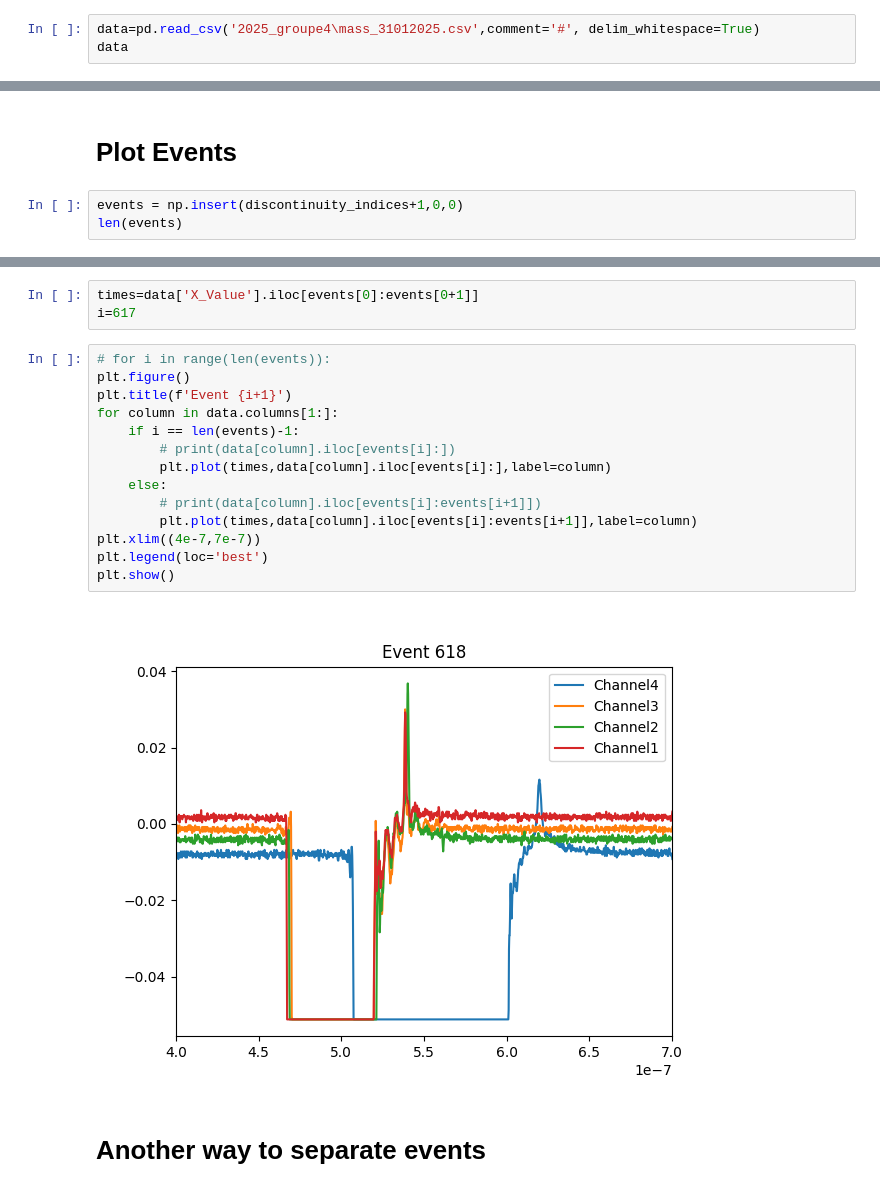
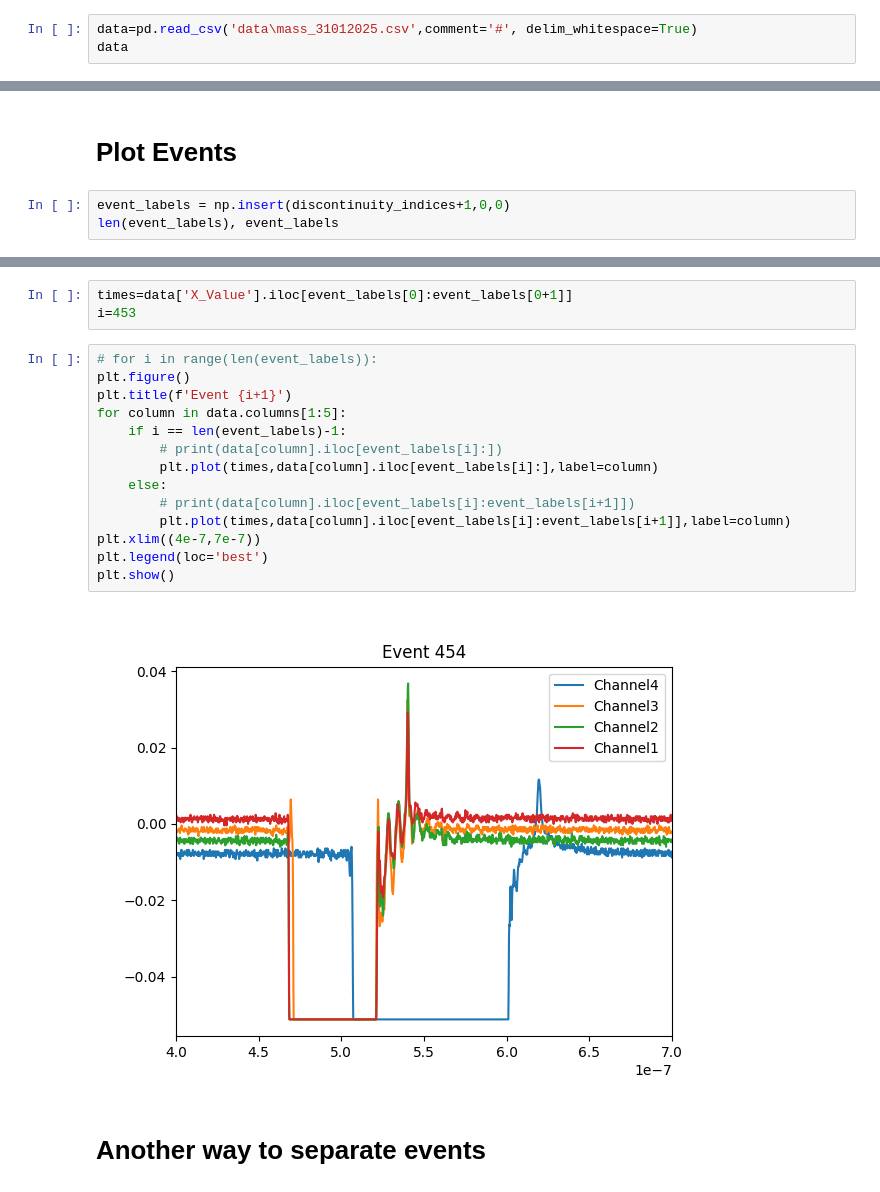
Before and after one commit to samuel-rms/AstroMu, a Jupyter notebook: analysis.ipynb, the cells around one changed output, grey strips where cells are left out. Cells and saved outputs as stored; diff of their text form.

```diff
--- a/analysis.ipynb
+++ b/analysis.ipynb
@@ -8,7 +8,7 @@ import pandas as pd
 # %% [markdown]
 # Load data
 # %%
-data=pd.read_csv('2025_groupe4\mass_31012025.csv',comment='#', delim_whitespace=True)
+data=pd.read_csv('data\mass_31012025.csv',comment='#', delim_whitespace=True)
 data
 # %% [output]
 |  | X_Value | Channel4 | Channel3 | Channel2 | Channel1 |
@@ -58,6 +56,6 @@ plt.show()
 # %% [markdown]
 # Plot Events
 # %%
-events = np.insert(discontinuity_indices+1,0,0)
-len(events)
+event_labels = np.insert(discontinuity_indices+1,0,0)
+len(event_labels), event_labels
 # %% [output]
@@ -65,22 +79,22 @@ len(events)
 # %%
-times=data['X_Value'].iloc[events[0]:events[0+1]]
-i=617
+times=data['X_Value'].iloc[event_labels[0]:event_labels[0+1]]
+i=453
 # %%
-# for i in range(len(events)):
+# for i in range(len(event_labels)):
 plt.figure()
 plt.title(f'Event {i+1}')
-for column in data.columns[1:]:
-    if i == len(events)-1:
-        # print(data[column].iloc[events[i]:])
-        plt.plot(times,data[column].iloc[events[i]:],label=column)
+for column in data.columns[1:5]:
+    if i == len(event_labels)-1:
+        # print(data[column].iloc[event_labels[i]:])
+        plt.plot(times,data[column].iloc[event_labels[i]:],label=column)
     else:
-        # print(data[column].iloc[events[i]:events[i+1]])
-        plt.plot(times,data[column].iloc[events[i]:events[i+1]],label=column)
+        # print(data[column].iloc[event_labels[i]:event_labels[i+1]])
+        plt.plot(times,data[column].iloc[event_labels[i]:event_labels[i+1]],label=column)
 plt.xlim((4e-7,7e-7))
 plt.legend(loc='best')
 plt.show()
 # %% [output]
-[figure, old version]
+[figure, new version]
 # %% [markdown]
 # Another way to separate events
 # %% [markdown]
```
Also changed, not shown: parts of 14 cells of this notebook.
